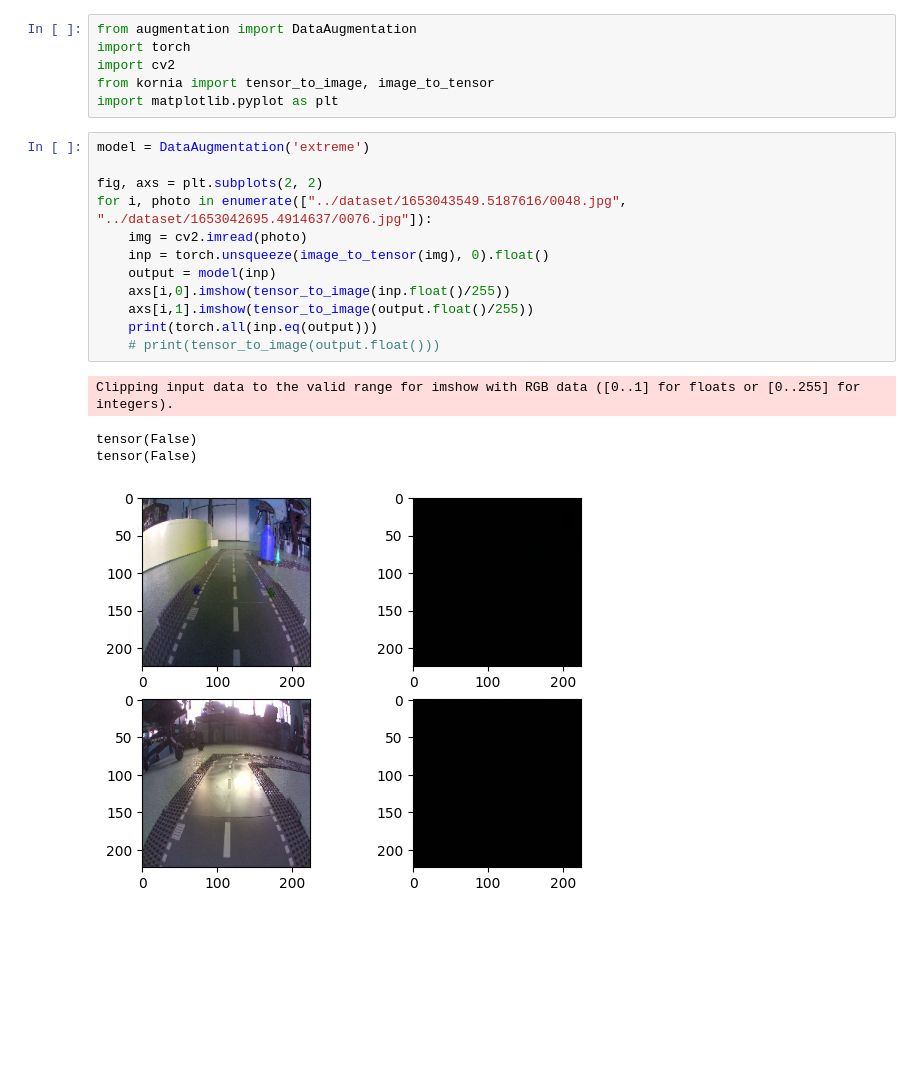
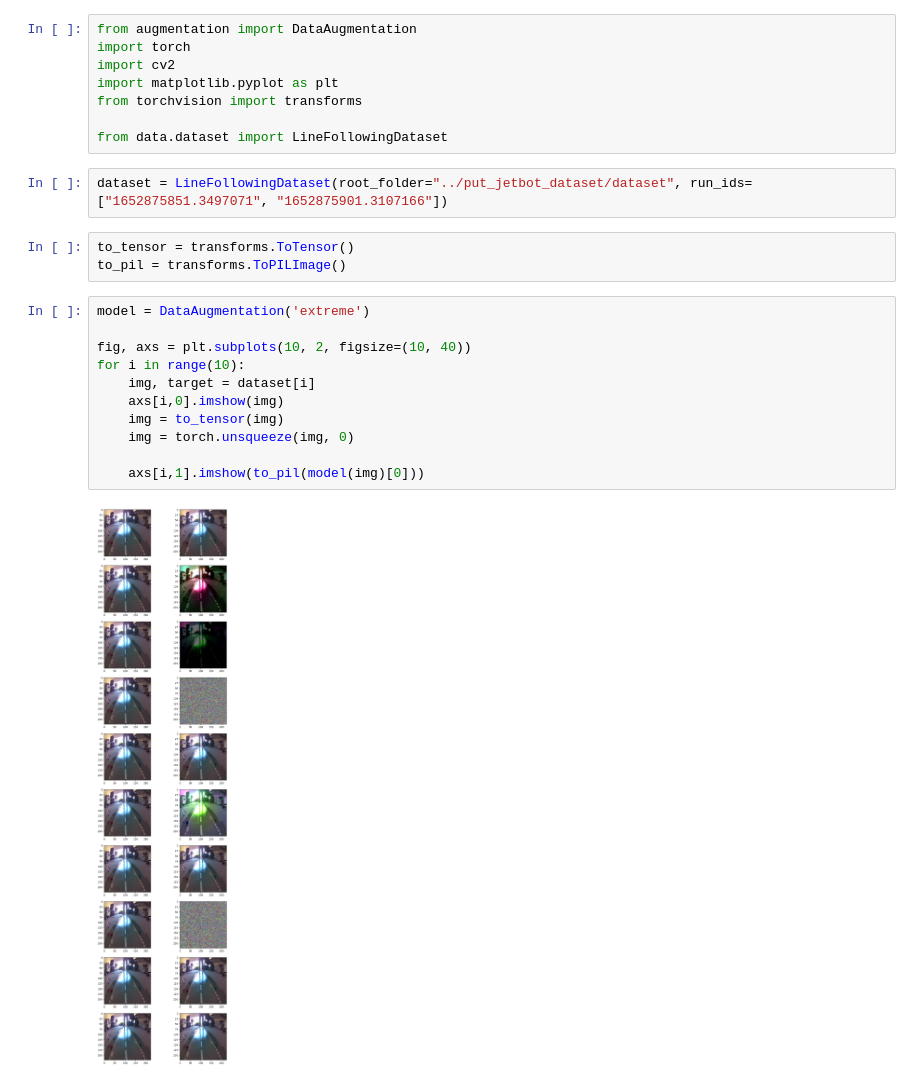
Before and after one commit to trebacz626/RoboticsII-Jetbot, a Jupyter notebook: src/augmentation.ipynb, the cells around one changed output. Drawn from its saved outputs; the diff is of its cells as text; blank space fills up the shorter version.

```diff
--- a/src/augmentation.ipynb
+++ b/src/augmentation.ipynb
@@ -2,22 +2,25 @@
 from augmentation import DataAugmentation
 import torch
 import cv2
-from kornia import tensor_to_image, image_to_tensor
 import matplotlib.pyplot as plt
+from torchvision import transforms
+
+from data.dataset import LineFollowingDataset
-# %%
-model = DataAugmentation('extreme')
-
-fig, axs = plt.subplots(2, 2)
-for i, photo in enumerate(["../dataset/1653043549.5187616/0048.jpg", "../dataset/1653042695.4914637/0076.jpg"]):
-    img = cv2.imread(photo)
-    inp = torch.unsqueeze(image_to_tensor(img), 0).float()
-    output = model(inp)
-    axs[i,0].imshow(tensor_to_image(inp.float()/255))
-    axs[i,1].imshow(tensor_to_image(output.float()/255))
-    print(torch.all(inp.eq(output)))
-    # print(tensor_to_image(output.float()))
-# %% [output]
-Clipping input data to the valid range for imshow with RGB data ([0..1] for floats or [0..255] for integers).
-tensor(False)
-tensor(False)
-[figure, removed]
+# %%
+dataset = LineFollowingDataset(root_folder="../put_jetbot_dataset/dataset", run_ids=["1652875851.3497071", "1652875901.3107166"])
+# %%
+to_tensor = transforms.ToTensor()
+to_pil = transforms.ToPILImage()
+# %%
+model = DataAugmentation('extreme')
+
+fig, axs = plt.subplots(10, 2, figsize=(10, 40))
+for i in range(10):
+    img, target = dataset[i]
+    axs[i,0].imshow(img)
+    img = to_tensor(img)
+    img = torch.unsqueeze(img, 0)
+
+    axs[i,1].imshow(to_pil(model(img)[0]))
+# %% [output]
+[figure, added]
```
Also changed, not shown: 1 other file.
